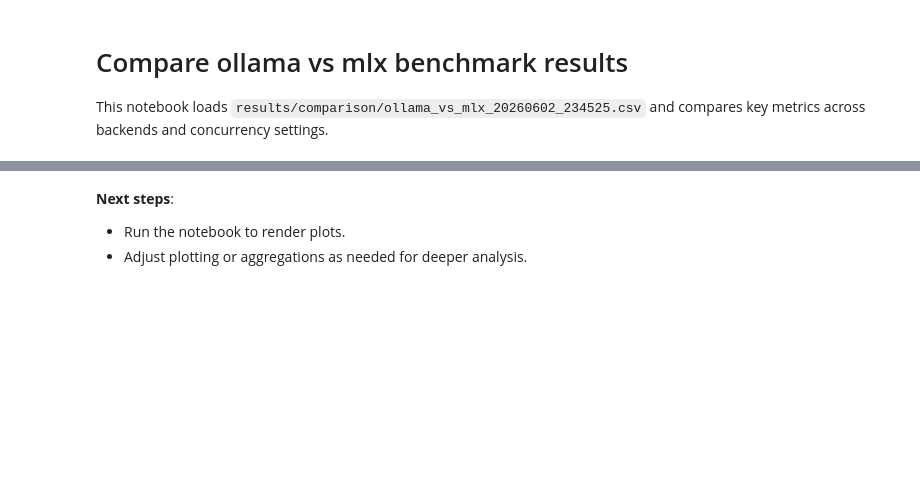
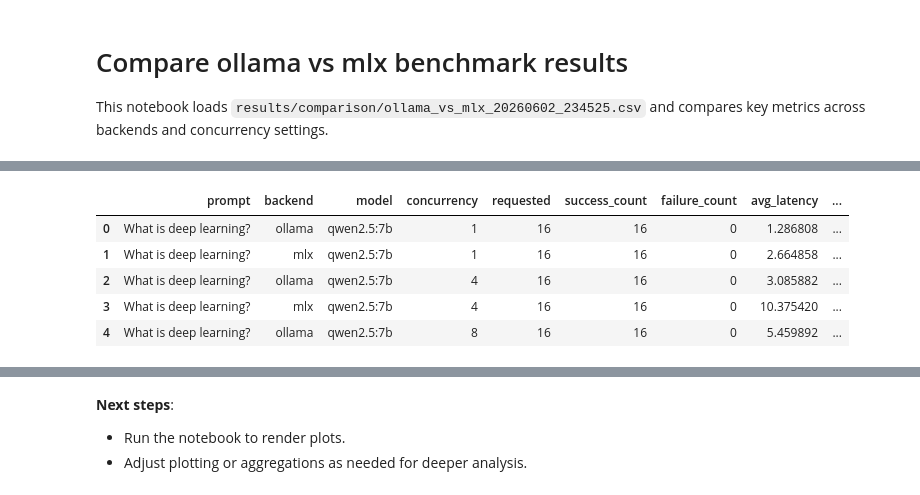
Before and after one commit to JasperNLiberty/llm-serving-benchmarks, a Jupyter notebook: notebooks/compare_ollama_vs_mlx.ipynb, the cells around one changed output, grey strips where cells are left out. Cells and saved outputs as stored; diff of their text form; code cells hidden in the pictures; blank space fills up the shorter version.

Commit message:
Add analysis notebooks for benchmark results
Ollama-vs-MLX comparison and throughput/cost analysis, with inline outputs.

Co-Authored-By: Claude Opus 4.8 <noreply@anthropic.com>

```diff
--- a/notebooks/compare_ollama_vs_mlx.ipynb
+++ b/notebooks/compare_ollama_vs_mlx.ipynb
@@ -4,14 +25,21 @@ This notebook loads `results/comparison/ollama_vs_mlx_20260602_234525.csv` and c
 # %%
 import pandas as pd
 import seaborn as sns
 import matplotlib.pyplot as plt
 %matplotlib inline
 sns.set(style='whitegrid')
 
 # Load CSV (relative to repo root)
-csv_path = 'results/comparison/ollama_vs_mlx_20260602_234525.csv'
+csv_path = '../results/comparison/ollama_vs_mlx_20260602_234525.csv'
 df = pd.read_csv(csv_path)
 df.head()
+# %% [output]
+|  | prompt | backend | model | concurrency | requested | success_count | failure_count | avg_latency | ... |
+| 0 | What is deep learning? | ollama | qwen2.5:7b | 1 | 16 | 16 | 0 | 1.286808 | ... |
+| 1 | What is deep learning? | mlx | qwen2.5:7b | 1 | 16 | 16 | 0 | 2.664858 | ... |
+| 2 | What is deep learning? | ollama | qwen2.5:7b | 4 | 16 | 16 | 0 | 3.085882 | ... |
+| 3 | What is deep learning? | mlx | qwen2.5:7b | 4 | 16 | 16 | 0 | 10.375420 | ... |
+| 4 | What is deep learning? | ollama | qwen2.5:7b | 8 | 16 | 16 | 0 | 5.459892 | ... |
 # %%
 # Convert numeric columns and ensure correct dtypes
 num_cols = ['concurrency','requested','success_count','failure_count','avg_latency','min_latency','p50_latency','p95_latency','p99_latency','max_latency','total_tokens','avg_tokens','tokens_per_sec','requests_per_sec','duration']
```
Also changed, not shown: parts of 6 cells of this notebook, 1 other file.
